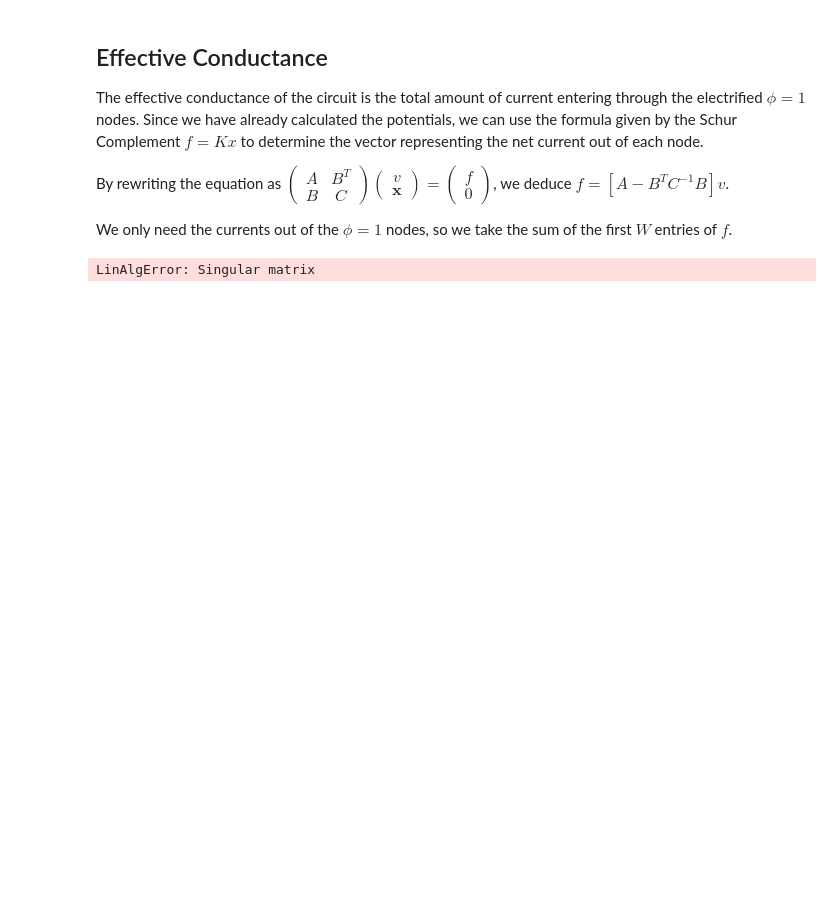
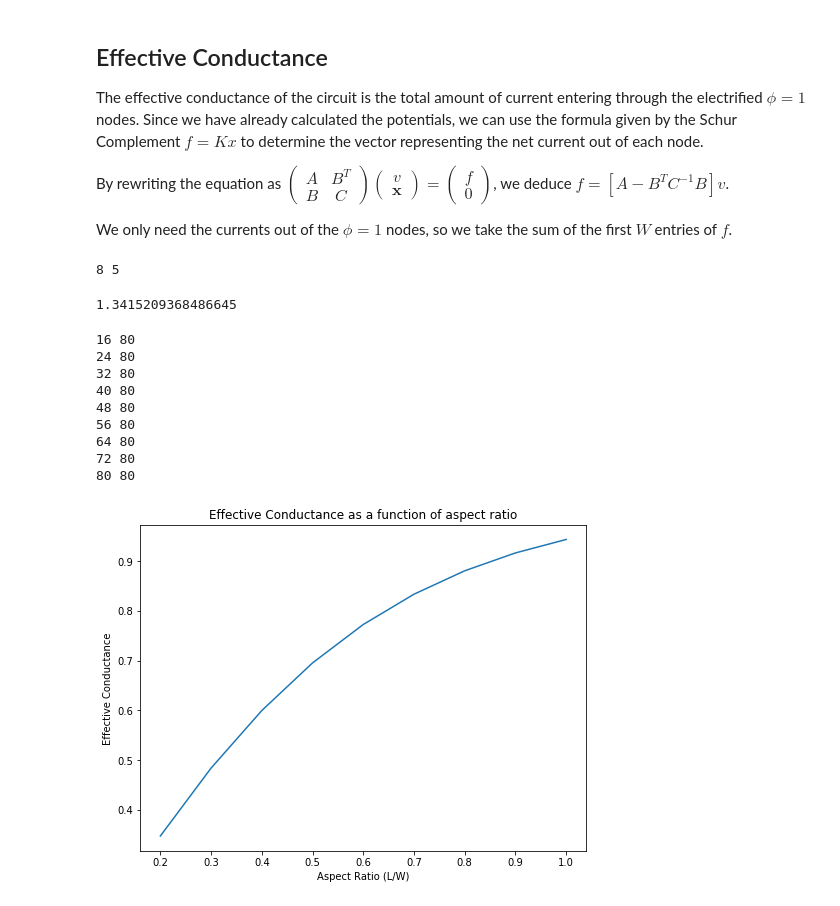
Before and after one commit to Inferno2332/conductance, a Jupyter notebook: Rectangle Graph (version 3) .ipynb, the cells around one changed output. Saved outputs shown, nothing was run; the diff lists cells and outputs as text; code cells hidden in the pictures; blank space fills up the shorter version.

```diff
--- a/Rectangle Graph (version 3) .ipynb
+++ b/Rectangle Graph (version 3) .ipynb
@@ -136,24 +141,26 @@ By rewriting the equation as $\begin{pmatrix} A & B^T \\ B & C \end{pmatrix} \be
 
 We only need the currents out of the $\phi=1$ nodes, so we take the sum of the first $W$ entries of $f$.
 # %%
+from math import ceil
 def get_ec(L, W):
+    print(L, W)
     '''Calculates the effective conductance of a graph with length L and width W.'''
-
-    from math import ceil
 
     # Paramter setup
     G = nx.grid_2d_graph(L, W)
+    a = list(G.nodes)
+
     W1 = ceil(W/2)
     b = np.arange(1, W1+1).reshape(W1, 1) # left edge
     b1 = np.arange(W1+1, W1+L).reshape(L-1, 1) # bottom edge
     b2 = np.array([list(range((W-1)*i + L+1, (W-1)*(i+1) + L+1)) for i in range(1, L)])
 
     b = list(np.vstack((b, np.hstack((b1,b2)).reshape(L*W-W,1))).flat)
+
     for i in range(W-W1):
         b.insert(i, W1+L+i)
     d = dict(zip(a,b))
     G = nx.relabel_nodes(G,d)
-
 
     # Laplacian matrix
     K = nx.linalg.laplacianmatrix.laplacian_matrix(G, nodelist=list(range(1, L*W+1))).toarray()
@@ -167,17 +174,31 @@ def get_ec(L, W):
     # Schur Complement to get f
     f = ((A - B.T @ np.linalg.inv(C) @ B) @ v).flatten()
 
-    return sum(f[:W])
+    return sum(f[:(ceil(W/2))])
+
+get_ec(8, 5)
+# %% [output]
+8 5
+1.3415209368486645
 # %%
 # This code is super slow (takes >30 seconds)
 
-x = np.arange(0.2, 3.1, 0.1)
-y = [get_ec(int(ratio*40), 40) for ratio in x]
+x = np.arange(0.2, 1.1, 0.1)
+y = [get_ec(int(ratio*80), 80) for ratio in x]
 
 plt.figure(figsize=(8,6))
 plt.title('Effective Conductance as a function of aspect ratio')
 plt.xlabel('Aspect Ratio (L/W)')
 plt.ylabel('Effective Conductance')
 plt.plot(x, y);
 # %% [output]
-LinAlgError: Singular matrix
+16 80
+24 80
+32 80
+40 80
+48 80
+56 80
+64 80
+72 80
+80 80
+[figure, added]
```
Also changed, not shown: parts of 4 cells of this notebook.
